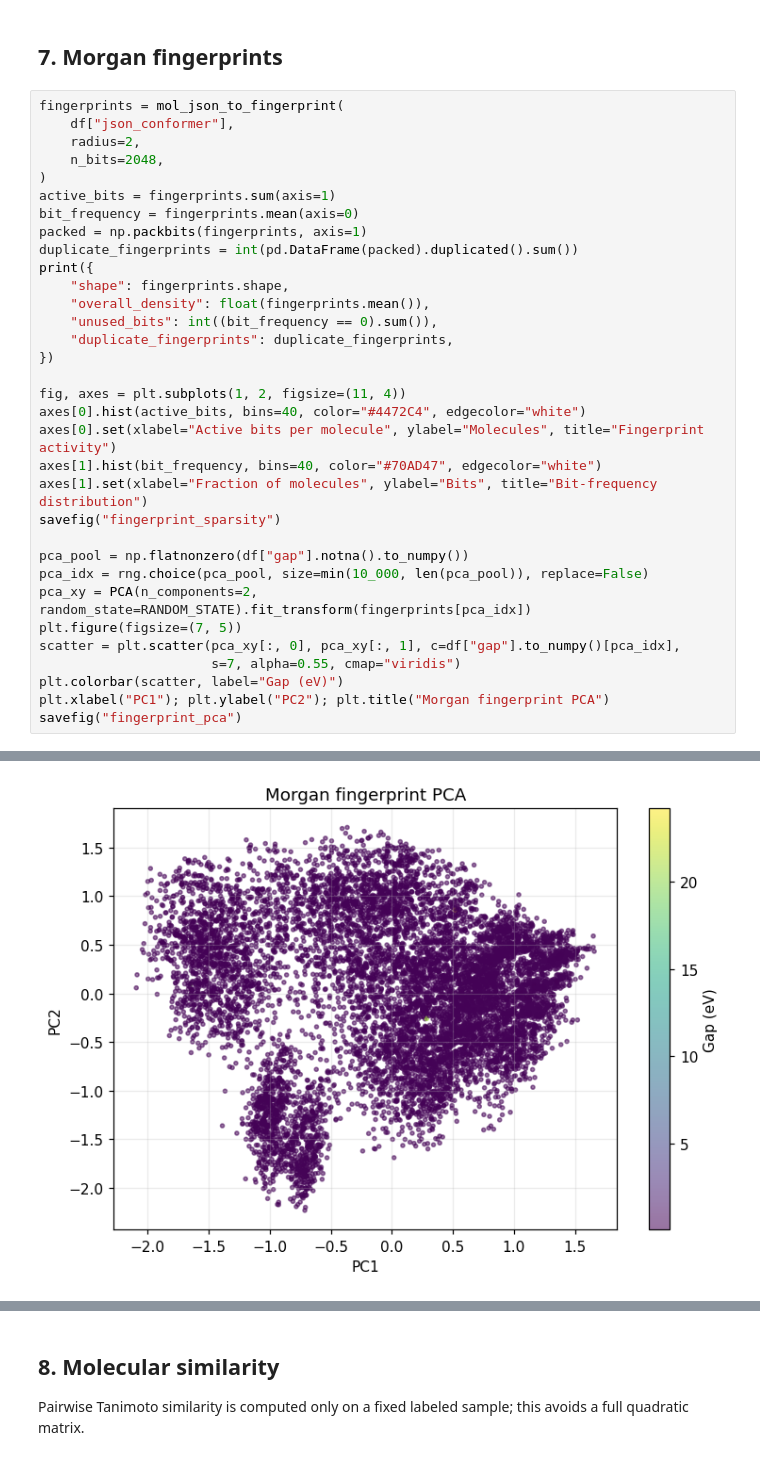
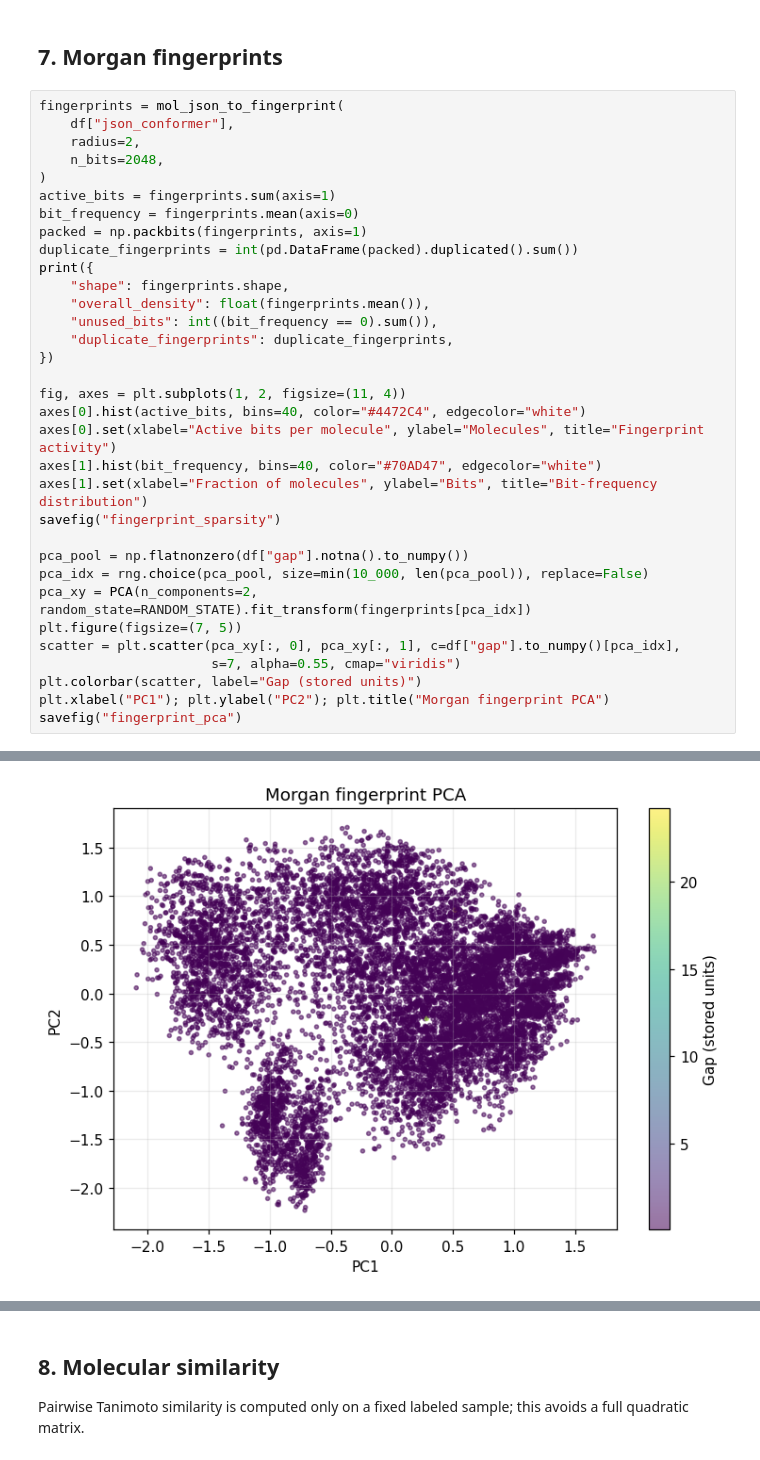
Before and after one commit to leonardodibari/MindTheGap, a Jupyter notebook: notebooks/01_preliminary_data_analysis.ipynb, the cells around one changed output, grey strips where cells are left out. Drawn from its saved outputs; the diff is of its cells as text.

```diff
--- a/notebooks/01_preliminary_data_analysis.ipynb
+++ b/notebooks/01_preliminary_data_analysis.ipynb
@@ -348,35 +348,35 @@ fingerprints = mol_json_to_fingerprint(
 )
 active_bits = fingerprints.sum(axis=1)
 bit_frequency = fingerprints.mean(axis=0)
 packed = np.packbits(fingerprints, axis=1)
 duplicate_fingerprints = int(pd.DataFrame(packed).duplicated().sum())
 print({
     "shape": fingerprints.shape,
     "overall_density": float(fingerprints.mean()),
     "unused_bits": int((bit_frequency == 0).sum()),
     "duplicate_fingerprints": duplicate_fingerprints,
 })
 
 fig, axes = plt.subplots(1, 2, figsize=(11, 4))
 axes[0].hist(active_bits, bins=40, color="#4472C4", edgecolor="white")
 axes[0].set(xlabel="Active bits per molecule", ylabel="Molecules", title="Fingerprint activity")
 axes[1].hist(bit_frequency, bins=40, color="#70AD47", edgecolor="white")
 axes[1].set(xlabel="Fraction of molecules", ylabel="Bits", title="Bit-frequency distribution")
 savefig("fingerprint_sparsity")
 
 pca_pool = np.flatnonzero(df["gap"].notna().to_numpy())
 pca_idx = rng.choice(pca_pool, size=min(10_000, len(pca_pool)), replace=False)
 pca_xy = PCA(n_components=2, random_state=RANDOM_STATE).fit_transform(fingerprints[pca_idx])
 plt.figure(figsize=(7, 5))
 scatter = plt.scatter(pca_xy[:, 0], pca_xy[:, 1], c=df["gap"].to_numpy()[pca_idx],
                       s=7, alpha=0.55, cmap="viridis")
-plt.colorbar(scatter, label="Gap (eV)")
+plt.colorbar(scatter, label="Gap (stored units)")
 plt.xlabel("PC1"); plt.ylabel("PC2"); plt.title("Morgan fingerprint PCA")
 savefig("fingerprint_pca")
 # %% [output]
 {'shape': (116492, 2048), 'overall_density': 0.009945157178175325, 'unused_bits': 0, 'duplicate_fingerprints': 658}
 [figure]
-[figure, old version]
+[figure, new version]
 PosixPath('outputs/figures/eda/fingerprint_pca.png')
 # %% [markdown]
 ## 8. Molecular similarity
```
Also changed, not shown: parts of 22 cells of this notebook, 9 other files.
